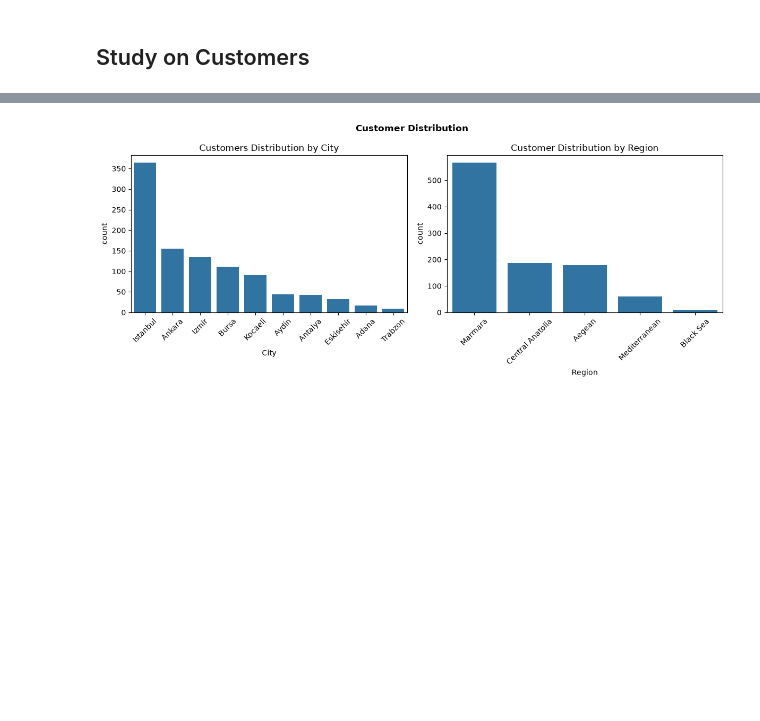
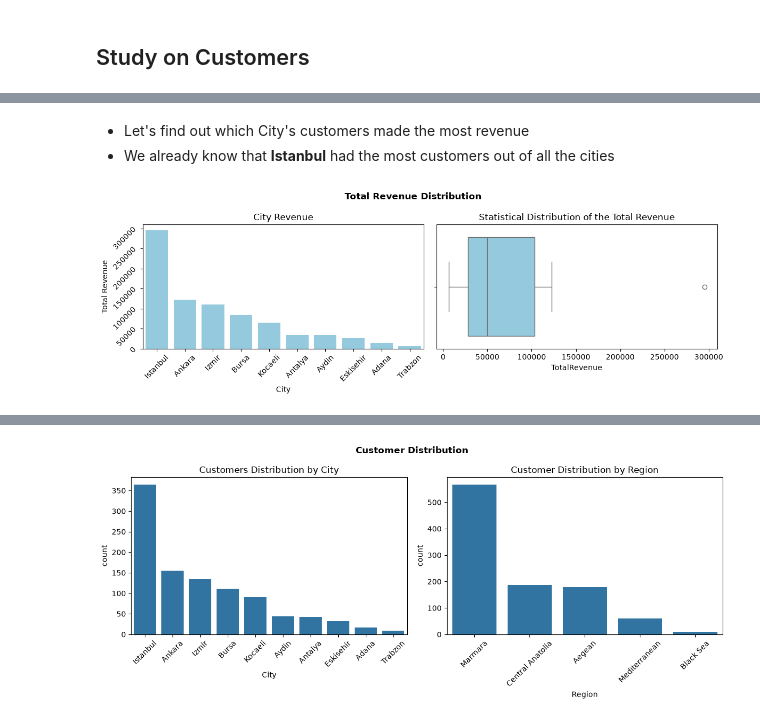
Before and after one commit to geff-ghost/notebooks, a Jupyter notebook: retail_data/MixedKnowledge.ipynb, the cells around one changed output, grey strips where cells are left out. Saved outputs shown, nothing was run; the diff lists cells and outputs as text; code cells hidden in the pictures; blank space fills up the shorter version.

Commit message:
Total Revenue on the Products
I made a discovery the Istanbul City made the most revenue and as well  an outlier

```diff
--- a/retail_data/MixedKnowledge.ipynb
+++ b/retail_data/MixedKnowledge.ipynb
@@ -721,0 +803,32 @@ import matplotlib.pyplot as plt
+# %% [markdown]
+- Let's find out which City's customers made the most revenue
+- We already know that **Istanbul** had the most customers out of all the cities
+# %%
+query = """
+SELECT
+    c.City,
+    SUM(od.Quantity * od.UnitPrice) AS TotalRevenue
+FROM customers c
+JOIN orders o ON c.CustomerID = o.CustomerID
+JOIN order_details od ON o.OrderID = od.OrderID
+GROUP BY c.City
+ORDER BY TotalRevenue DESC;
+"""
+
+city_revenue = pd.read_sql(query, conn)
+
+fig, axes = plt.subplots(1, 2, figsize=(12, 4))
+
+sns.barplot(x=city_revenue['City'], y=city_revenue['TotalRevenue'], ax=axes[0], color='skyblue')
+axes[0].set_title('City Revenue')
+axes[0].set_ylabel('Total Revenue')
+axes[0].tick_params(rotation=45)
+
+sns.boxplot(data=city_revenue, x='TotalRevenue', color='skyblue')
+axes[1].set_title('Statistical Distribution of the Total Revenue')
+
+plt.suptitle('Total Revenue Distribution', fontweight='bold')
+plt.tight_layout()
+plt.show()
+# %% [output]
+[figure, added]
```
Also changed, not shown: parts of 14 cells of this notebook.
